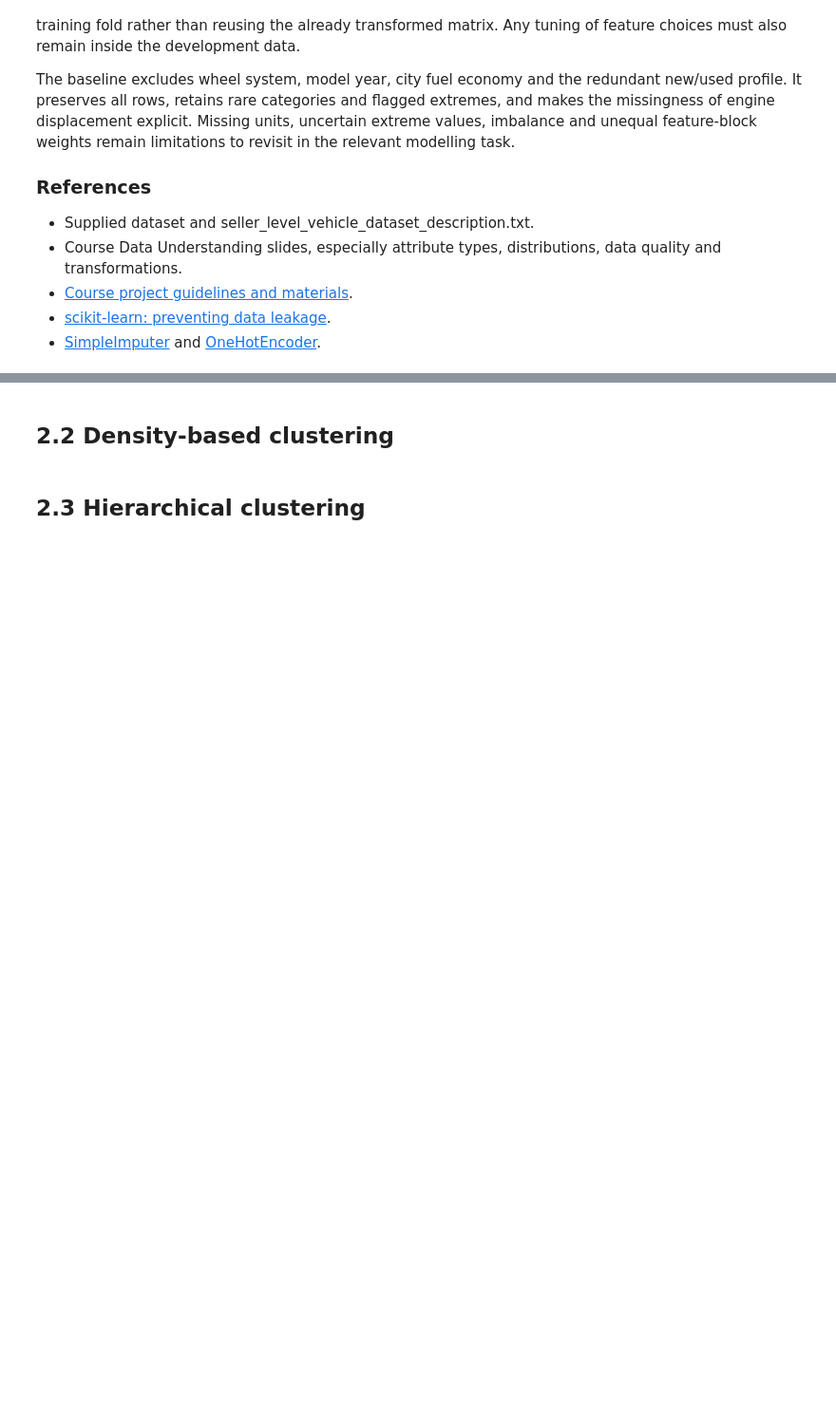
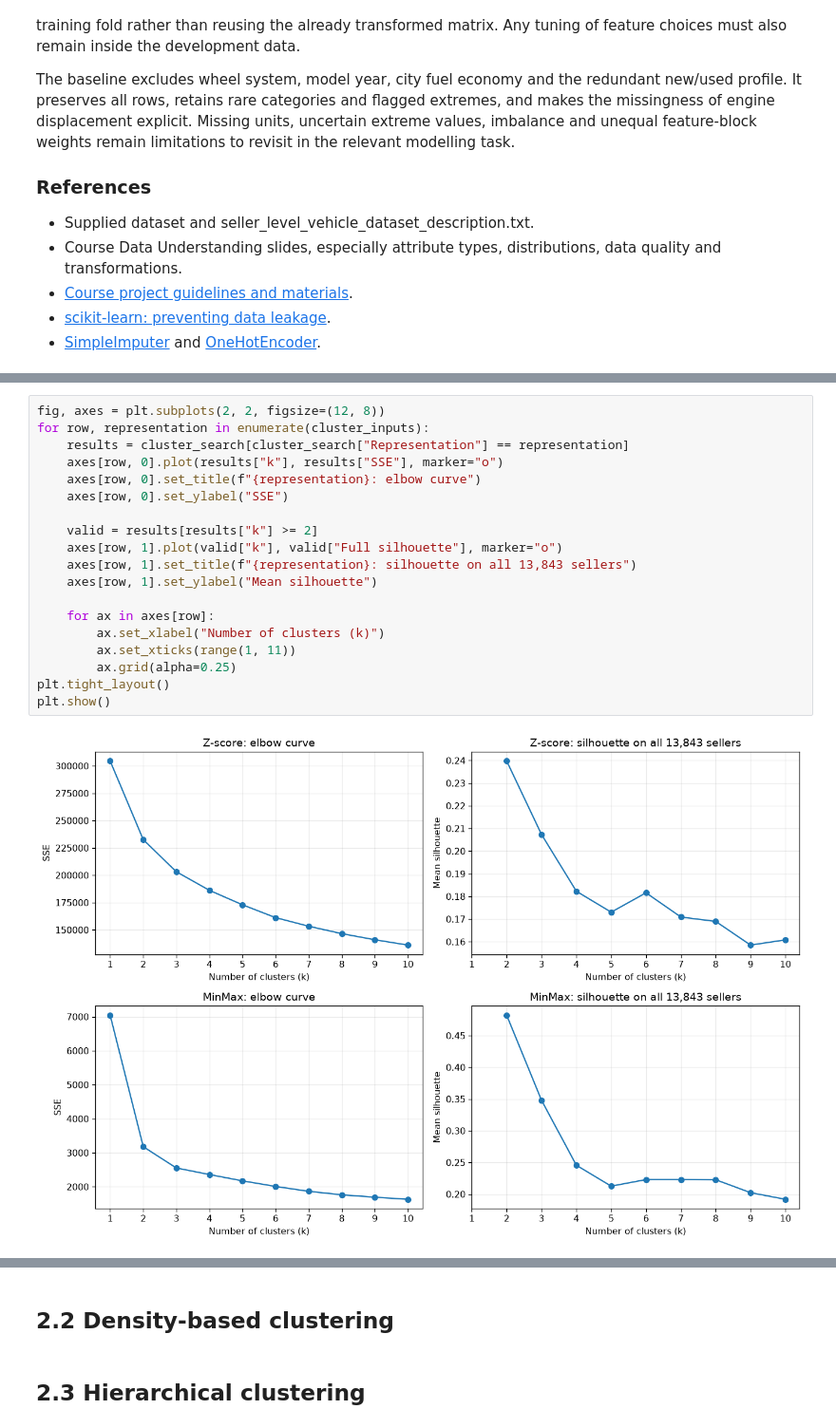
Before and after one commit to iqbalzain99/data-mining_unipi_1_2026, a Jupyter notebook: project/project.ipynb, the cells around one changed output, grey strips where cells are left out. Shown at 95% size. Drawn from its saved outputs; the diff is of its cells as text; blank space fills up the shorter version.

Commit message:
Complete K-Means analysis with seller profiles and validation

```diff
--- a/project/project.ipynb
+++ b/project/project.ipynb
@@ -953,0 +1130,21 @@ Not started.
+# %%
+fig, axes = plt.subplots(2, 2, figsize=(12, 8))
+for row, representation in enumerate(cluster_inputs):
+    results = cluster_search[cluster_search["Representation"] == representation]
+    axes[row, 0].plot(results["k"], results["SSE"], marker="o")
+    axes[row, 0].set_title(f"{representation}: elbow curve")
+    axes[row, 0].set_ylabel("SSE")
+
+    valid = results[results["k"] >= 2]
+    axes[row, 1].plot(valid["k"], valid["Full silhouette"], marker="o")
+    axes[row, 1].set_title(f"{representation}: silhouette on all 13,843 sellers")
+    axes[row, 1].set_ylabel("Mean silhouette")
+
+    for ax in axes[row]:
+        ax.set_xlabel("Number of clusters (k)")
+        ax.set_xticks(range(1, 11))
+        ax.grid(alpha=0.25)
+plt.tight_layout()
+plt.show()
+# %% [output]
+[figure, added]
```
Also changed, not shown: parts of 17 cells of this notebook, 3 other files.
